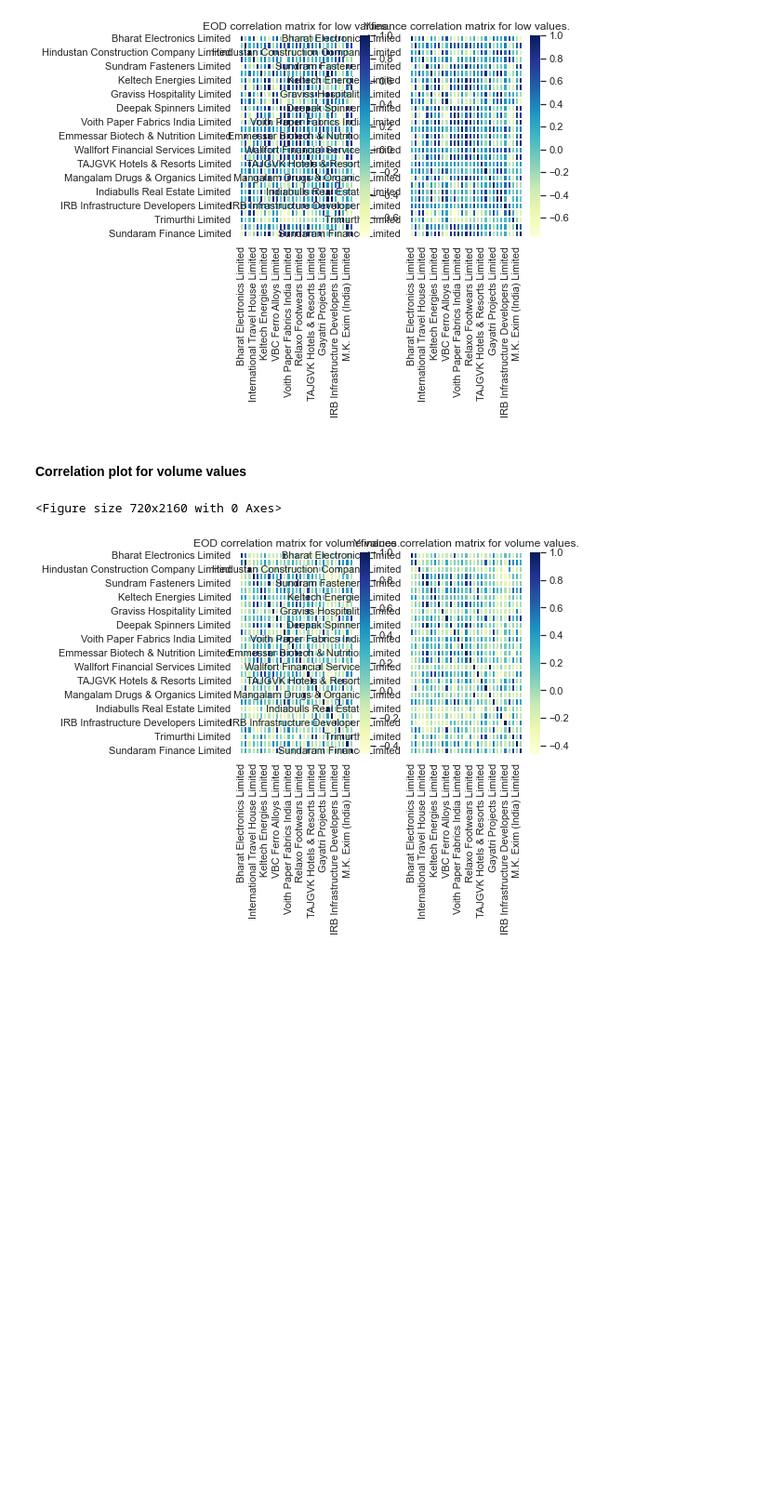
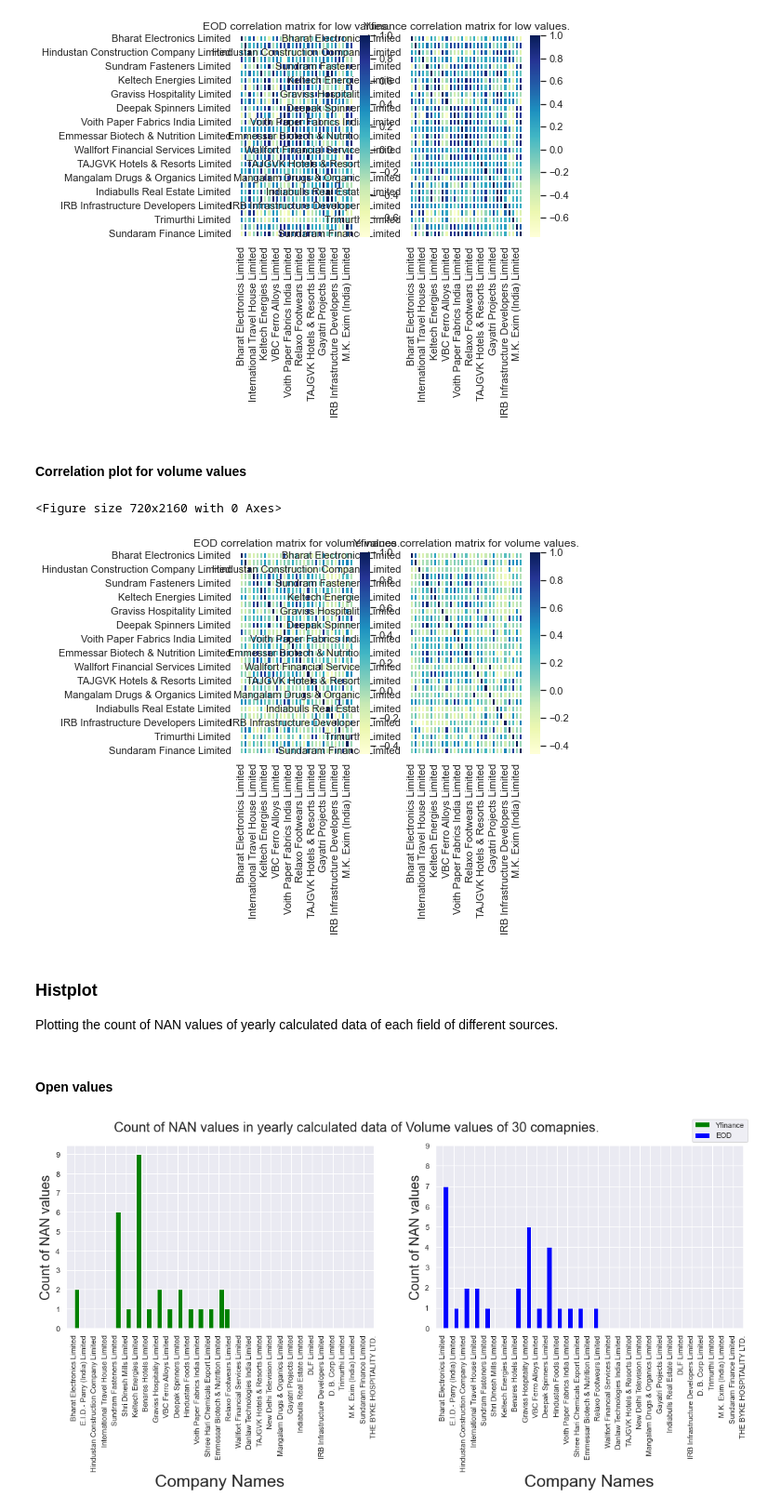
Before and after one commit to TechnocultureResearch/sentient, a Jupyter notebook: data_source_ api.ipynb, the cells around one changed output. Shown at 93% size. Drawn from its saved outputs; the diff is of its cells as text; code cells hidden in the pictures; blank space fills up the shorter version.

```diff
--- a/data_source_ api.ipynb
+++ b/data_source_ api.ipynb
@@ -113,13 +115,20 @@ def find_outliers(df):
    return pd.DataFrame(outliers)
 
 def data_preprocessing(df):
-    null_values = df.isna().sum()                      # checking if data contains any null values
-    duplicate_values = df.duplicated()                 # checking if data contains any duplicate values
-    common_stats = df.describe()                       # checking common stats of data
-    outliers = find_outliers(df)                       # finding outliers in data
+   """Returns a dictionary with the keys:
+      null_values: the number of cells which contains null values.
+      duplicated_values: the number of cells which contain duplicate values.
+      commont_stats: describe the data like mean, median, max, min
+      outliers: the no. of outliers data contains and min amd max outlier in particular field.
+   """
 
-    dict = {'null_values':null_values, 'duplicate_values':duplicate_values, 'common_stats':common_stats, 'outliers':outliers}
-    return dict
+   null_values = df.isna().sum()                      # checking if data contains any null values
+   duplicate_values = df.duplicated()                 # checking if data contains any duplicate values
+   common_stats = df.describe()                       # checking common stats of data
+   outliers = find_outliers(df)                       # finding outliers in data
+
+   dict = {'null_values':null_values, 'duplicate_values':duplicate_values, 'common_stats':common_stats, 'outliers':outliers}
+   return dict
 # %%
 """Checking EOD and yfinance Data. """
 data_preprocessing_eod = {}
@@ -136,6 +145,7 @@ data_preprocessing_yfinance
 Finding differences in data and combining open, close, high, low and volume values of different companies together.
 # %%
 def data_convert(dict):
+    """Returns a list of dataframes with yearly calculated stock data of different companies together of different fields."""
     data = {}
     for company in eod_company:
         try:
@@ -334,3 +344,44 @@ sns.heatmap(corrmat, ax = ax[1], cmap ="YlGnBu", linewidths = 0.1).set(title='Yf
 # %% [output]
 <Figure size 720x2160 with 0 Axes>
 [figure]
+# %% [markdown]
+### Histplot
+Plotting the count of NAN values of yearly calculated data of each field of different sources.
+# %% [markdown]
+#### Open values
+# %%
+df = yfinance_list[0].isna().sum()
+df = pd.DataFrame(df)
+df1 = eod_list[0].isna().sum()
+df1 = pd.DataFrame(df1)
+
+# 2 subplots in 1 row and 2 columns
+fig, (ax1, ax2) = plt.subplots(1, 2, figsize=(16, 5))
+
+x1 = df.index
+
+fig.suptitle('Count of NAN values in yearly calculated data of Volume values of 30 comapnies.', fontsize=20)
+
+# Creating the sub-plots.
+l1 = ax1.hist(df, color="green", bins=30)
+l2 = ax2.hist(df1, color="blue", bins=30)
+
+ax1.set_yticks(np.arange(0, 10, 1))
+ax1.set_xticks(np.arange(0, 30, 1), x1, rotation='vertical')
+ax2.set_yticks(np.arange(0, 10, 1))
+ax2.set_xticks(np.arange(0, 30, 1), x1, rotation='vertical')
+
+ax1.set_ylabel('Count of NAN values', fontsize=20)
+ax1.set_xlabel('Company Names', fontsize=25)
+ax2.set_ylabel('Count of NAN values', fontsize=20)
+ax2.set_xlabel('Company Names', fontsize=25)
+
+labels = ["Yfinance", "EOD"]
+fig.legend([l1, l2], labels=labels, loc="upper right")
+
+# Adjusting the sub-plots
+plt.subplots_adjust(right=1.0)
+
+plt.show()
+# %% [output]
+[figure, added]
```
Also changed, not shown: parts of 14 cells of this notebook.
